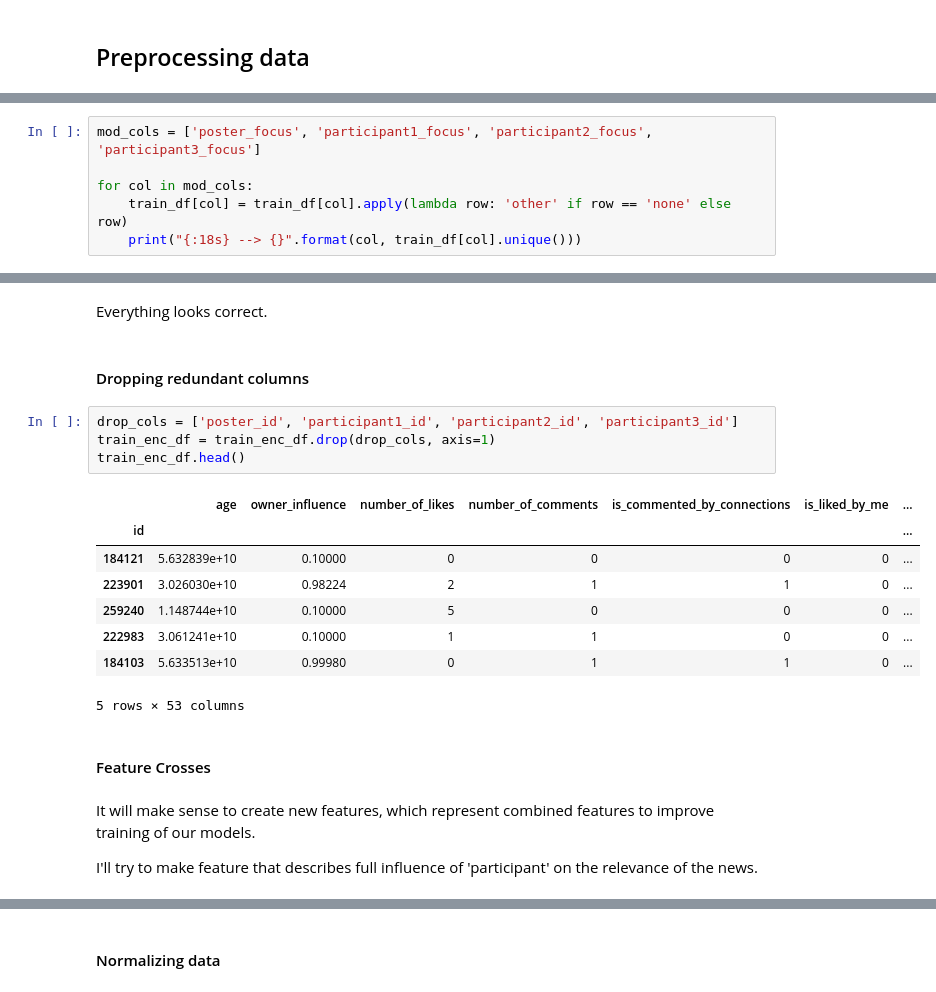
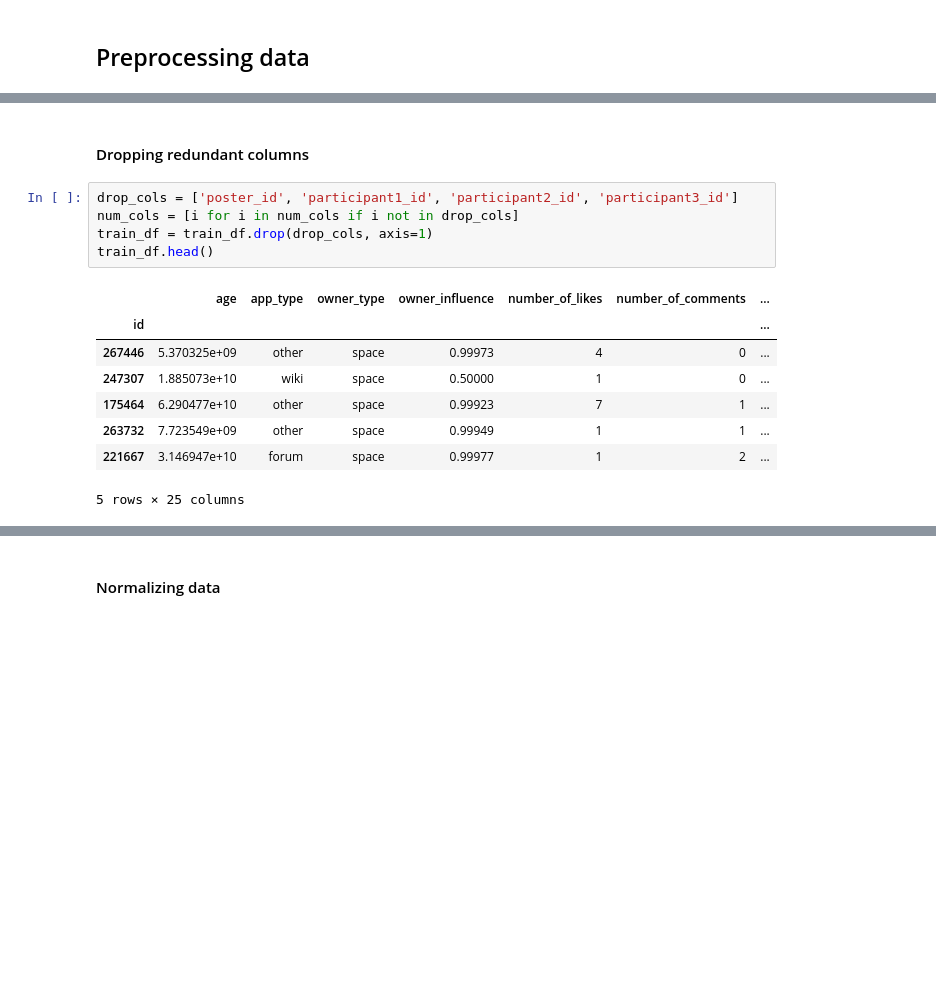
Before and after one commit to dmkirichen/news_relevancy, a Jupyter notebook: news_relevancy.ipynb, the cells around one changed output, grey strips where cells are left out. Drawn from its saved outputs; the diff is of its cells as text; blank space fills up the shorter version.

```diff
--- a/news_relevancy.ipynb
+++ b/news_relevancy.ipynb
@@ -192,6 +193,0 @@ Columns {poster_focus, participant1_focus, participant2_focus, participant3_focu
-# %%
-mod_cols = ['poster_focus', 'participant1_focus', 'participant2_focus', 'participant3_focus']
-
-for col in mod_cols:
-    train_df[col] = train_df[col].apply(lambda row: 'other' if row == 'none' else row)
-    print("{:18s} --> {}".format(col, train_df[col].unique()))
@@ -268,23 +194,16 @@ memory usage: 3.6 MB
-# %% [markdown]
-Everything looks correct.
 # %% [markdown]
 #### Dropping redundant columns
 # %%
 drop_cols = ['poster_id', 'participant1_id', 'participant2_id', 'participant3_id']
-train_enc_df = train_enc_df.drop(drop_cols, axis=1)
-train_enc_df.head()
+num_cols = [i for i in num_cols if i not in drop_cols]
+train_df = train_df.drop(drop_cols, axis=1)
+train_df.head()
 # %% [output]
-|  | age | owner_influence | number_of_likes | number_of_comments | is_commented_by_connections | is_liked_by_me | ... |
+|  | age | app_type | owner_type | owner_influence | number_of_likes | number_of_comments | ... |
 | id |  |  |  |  |  |  | ... |
-| 184121 | 5.632839e+10 | 0.10000 | 0 | 0 | 0 | 0 | ... |
-| 223901 | 3.026030e+10 | 0.98224 | 2 | 1 | 1 | 0 | ... |
-| 259240 | 1.148744e+10 | 0.10000 | 5 | 0 | 0 | 0 | ... |
-| 222983 | 3.061241e+10 | 0.10000 | 1 | 1 | 0 | 0 | ... |
-| 184103 | 5.633513e+10 | 0.99980 | 0 | 1 | 1 | 0 | ... |
+| 267446 | 5.370325e+09 | other | space | 0.99973 | 4 | 0 | ... |
+| 247307 | 1.885073e+10 | wiki | space | 0.50000 | 1 | 0 | ... |
+| 175464 | 6.290477e+10 | other | space | 0.99923 | 7 | 1 | ... |
+| 263732 | 7.723549e+09 | other | space | 0.99949 | 1 | 1 | ... |
+| 221667 | 3.146947e+10 | forum | space | 0.99977 | 1 | 2 | ... |
-5 rows × 53 columns
+5 rows × 25 columns
-# %% [markdown]
-#### Feature Crosses
-# %% [markdown]
-It will make sense to create new features, which represent combined features to improve training of our models.
-
-I'll try to make feature that describes full influence of 'participant' on the relevance of the news.
```
Also changed, not shown: parts of 30 cells of this notebook, 2 other files.
